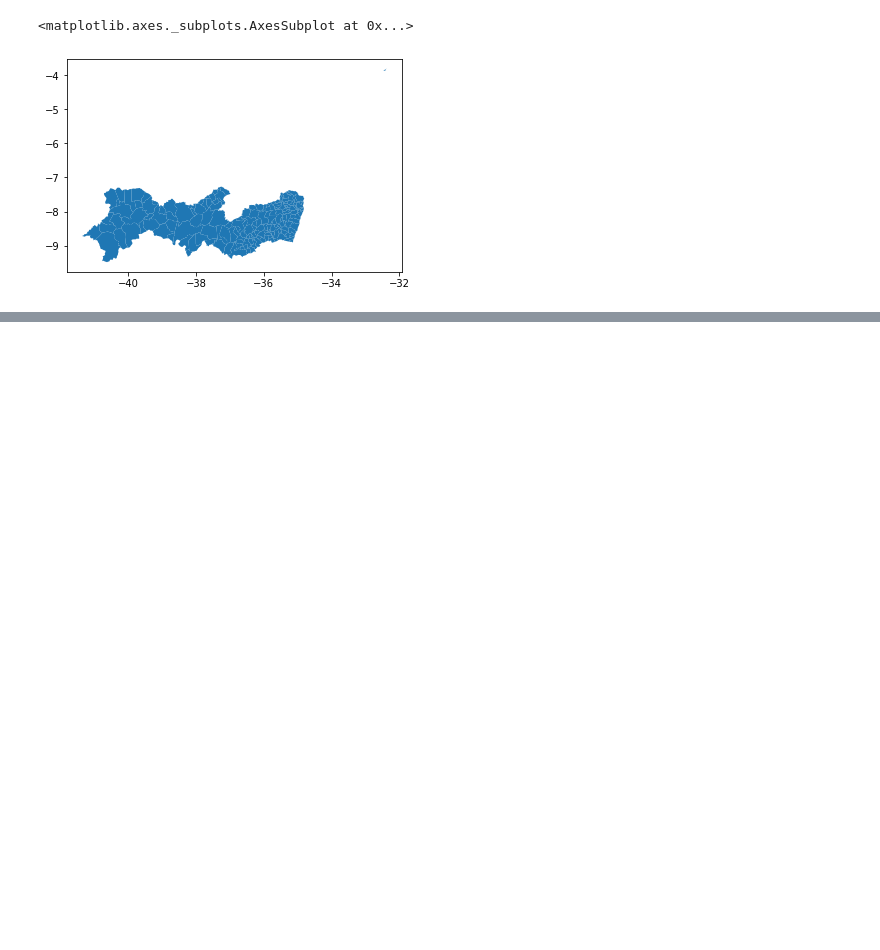
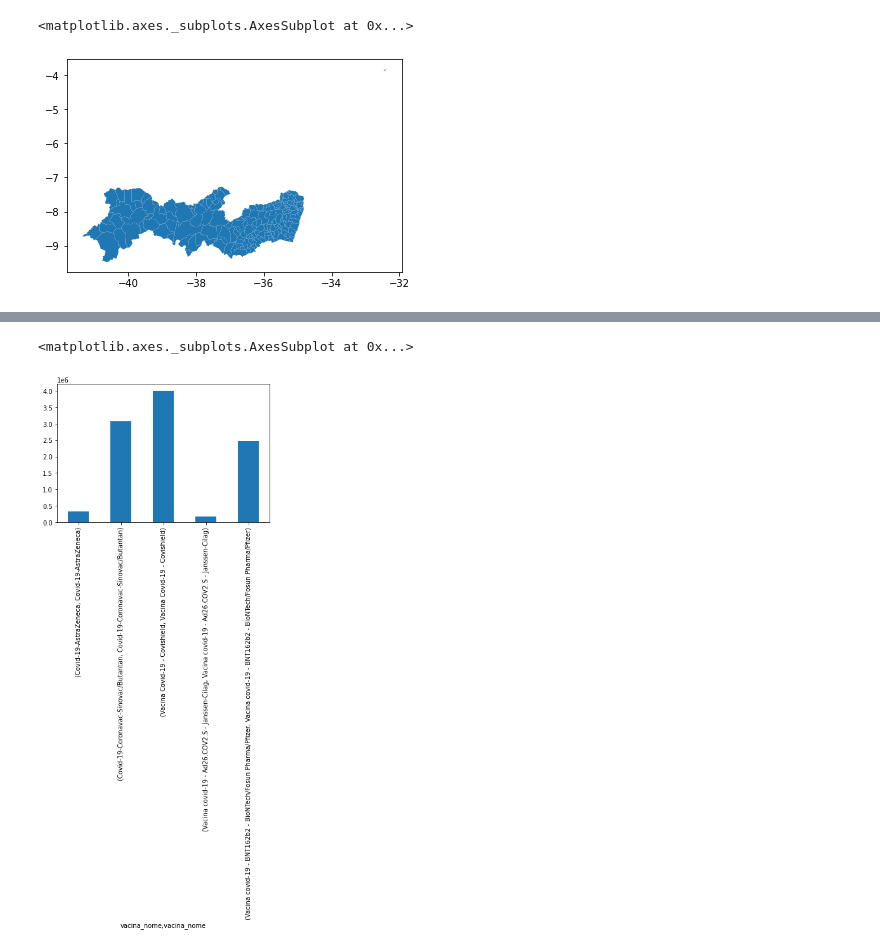
Before and after one commit to CamilaSDantas/vacina_covid19_pernambuco, a Jupyter notebook: VACINAxIDhPE.ipynb, the cells around one changed output, grey strips where cells are left out. Cells and saved outputs as stored; diff of their text form; code cells hidden in the pictures; blank space fills up the shorter version.

```diff
--- a/VACINAxIDhPE.ipynb
+++ b/VACINAxIDhPE.ipynb
@@ -156,0 +159,2 @@ br_PE.plot()
+# %%
+gvacinas = covid.groupby('vacina_nome')
@@ -156,0 +214,5 @@ br_PE.plot()
+# %%
+gvacinas['vacina_nome'].value_counts().plot(kind='bar')
+# %% [output]
+<matplotlib.axes._subplots.AxesSubplot at 0x...>
+[figure, added]
```
Also changed, not shown: parts of 23 cells of this notebook.
